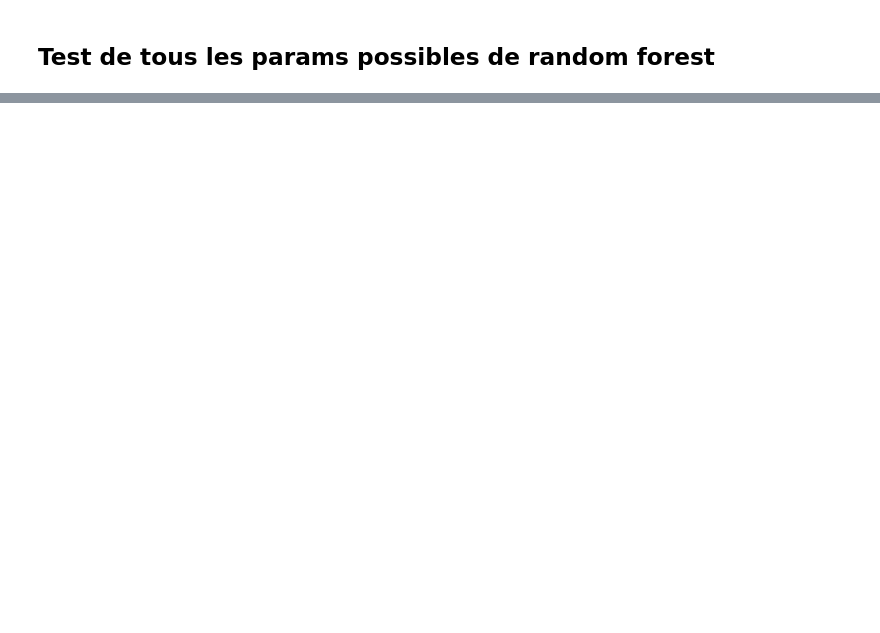
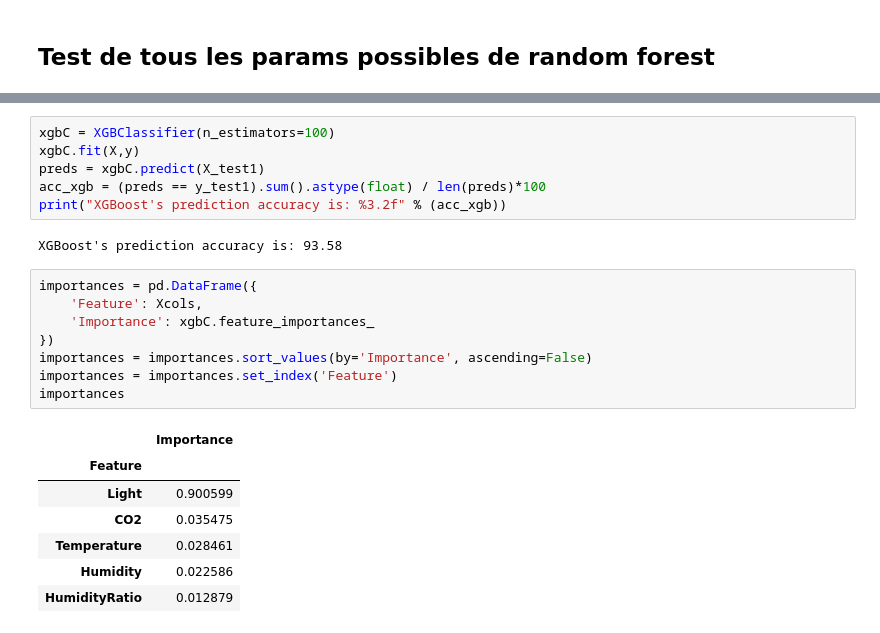
Before and after one commit to nnniels/SDD-machine-learning-BE, a Jupyter notebook: Classification.ipynb, the cells around one changed output, grey strips where cells are left out. Cells and saved outputs as stored; diff of their text form; blank space fills up the shorter version.

Commit message:
Créé à l'aide de Colab
Ajout de XGBoost et SVM

```diff
--- a/Classification.ipynb
+++ b/Classification.ipynb
@@ -249,0 +314,24 @@ fig.show()
+# %%
+xgbC = XGBClassifier(n_estimators=100)
+xgbC.fit(X,y)
+preds = xgbC.predict(X_test1)
+acc_xgb = (preds == y_test1).sum().astype(float) / len(preds)*100
+print("XGBoost's prediction accuracy is: %3.2f" % (acc_xgb))
+# %% [output]
+XGBoost's prediction accuracy is: 93.58
+# %%
+importances = pd.DataFrame({
+    'Feature': Xcols,
+    'Importance': xgbC.feature_importances_
+})
+importances = importances.sort_values(by='Importance', ascending=False)
+importances = importances.set_index('Feature')
+importances
+# %% [output]
+|  | Importance |
+| Feature |  |
+| Light | 0.900599 |
+| CO2 | 0.035475 |
+| Temperature | 0.028461 |
+| Humidity | 0.022586 |
+| HumidityRatio | 0.012879 |
```
Also changed, not shown: parts of 14 cells of this notebook.
